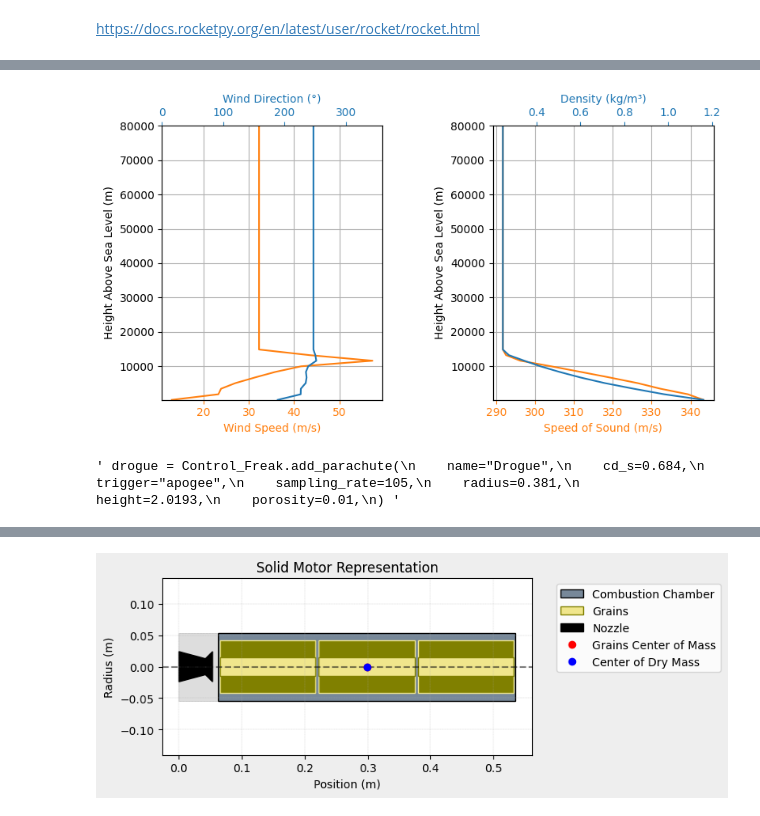
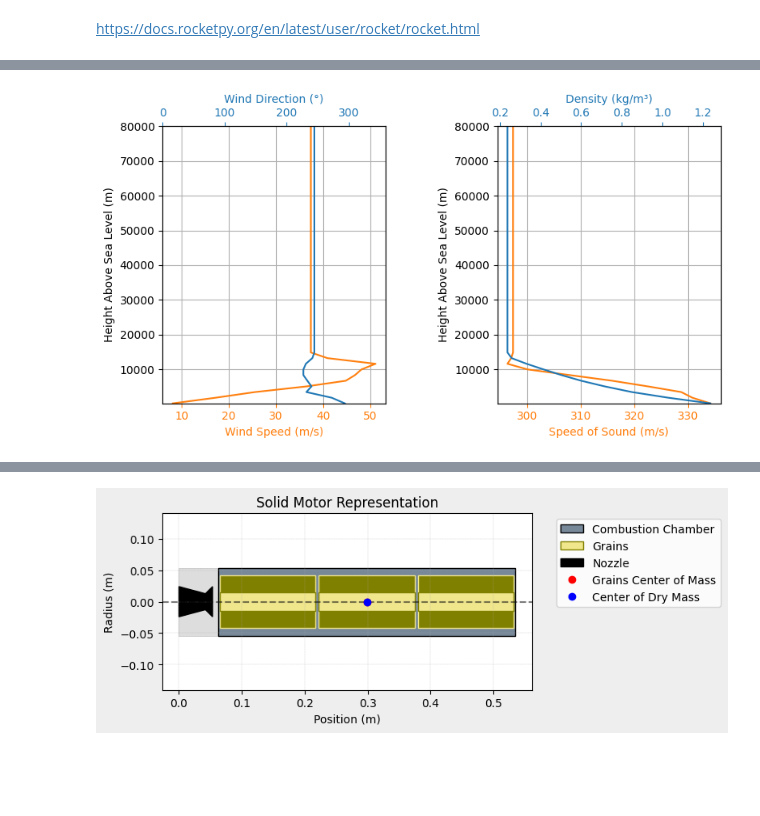
Before and after one commit to liquid-rocketry-illinois/FV-Controls, a Jupyter notebook: rockets/Control Freak/Rocketpy/rocketpy.ipynb, the cells around one changed output, grey strips where cells are left out. Drawn from its saved outputs; the diff is of its cells as text; code cells hidden in the pictures; blank space fills up the shorter version.

```diff
--- a/rockets/Control Freak/Rocketpy/rocketpy.ipynb
+++ b/rockets/Control Freak/Rocketpy/rocketpy.ipynb
@@ -12,7 +12,7 @@ env = rocketpy.Environment(
     longitude= -87.511283,
     elevation= 216.10,
     #date = tomorrow
-    date=datetime(2026, 4, 18, 9, 0, 0),
+    date=datetime(2026, 4, 18, 10, 0, 0),
     timezone="America/New_York"
 )
 env.set_atmospheric_model(type="Windy", file="GFS")##(type="standard_atmosphere")##, file="GFS")
@@ -31,18 +31,18 @@ Launch Date: 2026-04-18 13:00:00 UTC | 2026-04-18 09:00:00 America/New_York
 Launch Site Latitude: 40.38677°
 Launch Site Longitude: -87.51128°
 Reference Datum: SIRGAS2000
 ... (26 lines left out)
 Flattening: 0.0034
 
 
 Atmospheric Model Plots
-[figure, old version]
+[figure, new version]
 # %%
 #calculated from ORK component mass distribution and simulation data
 Control_Freak = rocketpy.Rocket(
     radius = 0.131/2,    #m
     mass   = 16.326,     #kg dry mass
-    inertia=(6.93, 6.93, 0.057), #Pitch, Yaw, Roll in kg*m^2
+    inertia=(8.27, 8.27, 0.056), #Pitch, Yaw, Roll in kg*m^2
     power_off_drag= '../data/drag/CD_Power-off.csv', #m^2, from ORK simulation
     power_on_drag='../data/drag/CD_Power-on.csv', #m^2, from ORK simulation
     center_of_mass_without_motor=1.634, #m from nose tip
@@ -97,27 +97,20 @@ rail_buttons = Control_Freak.set_rail_buttons(
     angular_position=45,
 )
 
-""" main = Control_Freak.add_parachute(
+main = Control_Freak.add_parachute(
     name="Main",
     cd_s=7.868,
     trigger=304.8,
     sampling_rate=105,
-    radius= 1.0668,
-    height=1.8161,
-    porosity=0.01,
-) """
 
-""" drogue = Control_Freak.add_parachute(
+)
+
+drogue = Control_Freak.add_parachute(
     name="Drogue",
     cd_s=0.684,
     trigger="apogee",
     sampling_rate=105,
-    radius=0.381,
-    height=2.0193,
-    porosity=0.01,
-) """
+)
-# %% [output]
-' drogue = Control_Freak.add_parachute(\n    name="Drogue",\n    cd_s=0.684,\n    trigger="apogee",\n    sampling_rate=105,\n    radius=0.381,\n    height=2.0193,\n    porosity=0.01,\n) '
 # %%
 motor = rocketpy.SolidMotor(
     thrust_source=thrust_curve,
```
Also changed, not shown: parts of 6 cells of this notebook, 1 other file.
